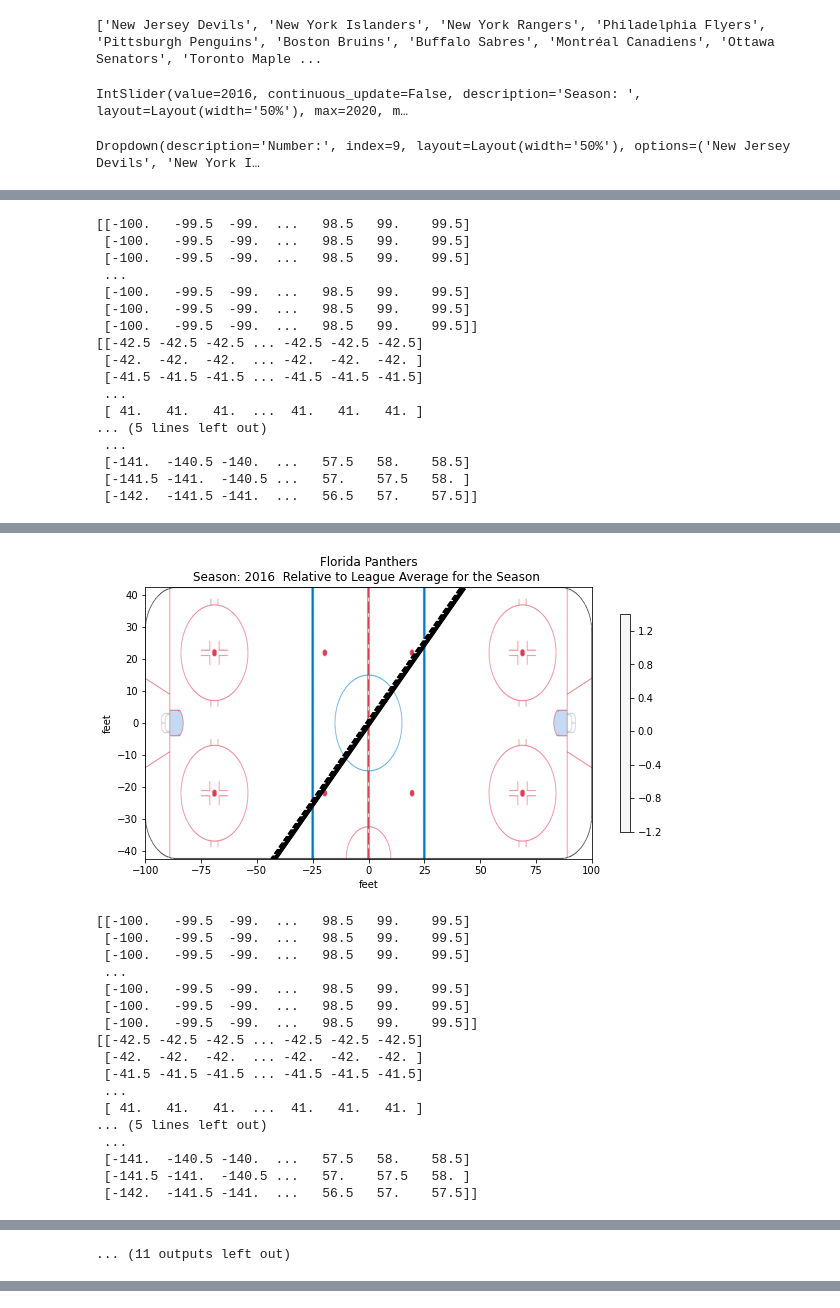
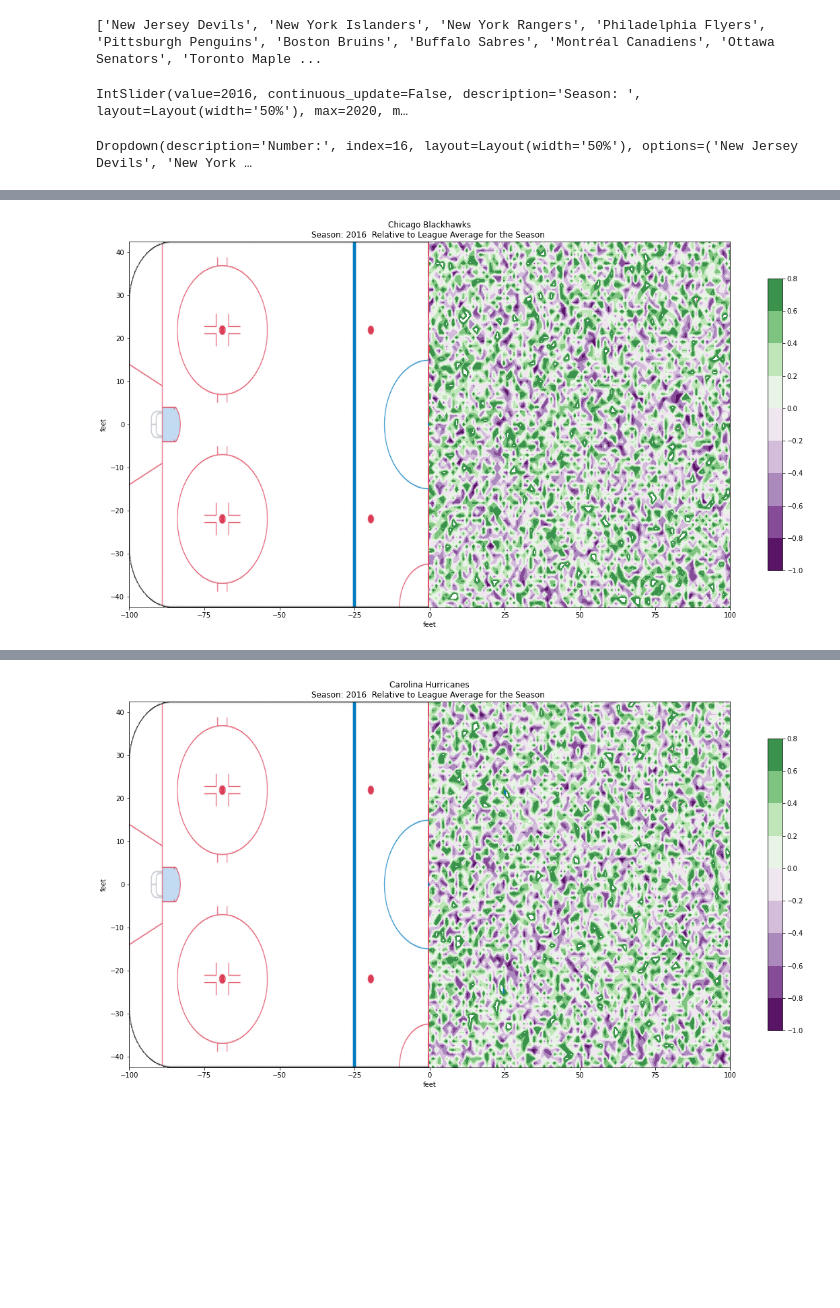
Before and after one commit to M0rph3e/ift6758-project-main, a Jupyter notebook: notebooks/advanced_visualization_gui.ipynb, the cells around one changed output, grey strips where cells are left out. Cells and saved outputs as stored; diff of their text form; code cells hidden in the pictures; blank space fills up the shorter version.

```diff
--- a/notebooks/advanced_visualization_gui.ipynb
+++ b/notebooks/advanced_visualization_gui.ipynb
@@ -62,7 +62,7 @@ def fig_shot_map(team, season):
 
     #create figure
     img = plt.imread(IMG_PATH)
-    fig, ax = plt.subplots(figsize=(10, 5))
+    fig, ax = plt.subplots(figsize=(20,10))
 
     #prep the ring and the axis of the ring
     plt.xlim(-100, 100)
@@ -75,31 +75,23 @@ def fig_shot_map(team, season):
 
     #get random data
     from random import randint
-    delta = 0.5
-    x= np.arange(-100, 100, delta)
-    y = np.arange(-42.5, 42.5, delta)
-    X, Y = np.meshgrid(x, y)
-    Z1 = np.exp(-X**2 - Y**2)
-    Z2 = np.exp(-(X - 1)**2 - (Y - 1)**2)
-    #Z = (Z1 - Z2) * 2
-    Z= X - Y
-    Z = Z.reshape((len(y), len(x)))
-    print(X)
-    print(Y)
-    print(Z)
+    #Z = np.random.rand(85,90)
+    Z = np.random.uniform(-1,1,(85,90))
+
 
     #create cmap
     norm = cm.colors.Normalize(vmax=abs(Z).max(), vmin=-abs(Z).max())
     cmap = cm.PRGn
 
     #draw the contour maps
-    levels = np.arange(-1.2, 1.6, 0.2)
+    levels = np.arange(-1, 1, 0.2)
 
-    CS1 = ax.contourf(X, Y, Z, levels, norm=norm,
+    CS1 = ax.contourf(Z, levels, norm=norm,
                    cmap=cm.get_cmap(cmap, len(levels) - 1),
-                   extent=[-100, 100, -42.5, 42.5],
+                   extent=[0, 100, -42.5, 42.5],
                     linewidths=2
                   )
+
 # It is not necessary, but for the colormap, we need only the
 # number of levels minus 1.  To avoid discretization error, use
 # either this number or a large number such as the default (256).
@@ -109,7 +101,7 @@ def fig_shot_map(team, season):
 # of the polygons in the collections returned by contourf.
 # Use levels output from previous call to guarantee they are the same.
 
-    CS2 = ax.contour(X, Y, Z, CS1.levels, colors='k')
+    #CS2 = ax.contour(Z, CS1.levels, colors='k', extent=[0, 100, -42.5, 42.5])
 
     # make the color bar for the contour lines
     CB = fig.colorbar(CS1, shrink=0.8)
@@ -117,6 +109,6 @@ def fig_shot_map(team, season):
 #     l, b, w, h = ax.get_position().bounds
 #     ll, bb, ww, hh = CB.ax.get_position().bounds
 #     CB.ax.set_position([ll, b + 0.1*h, ww, h*0.8])
-
+    #fig.tight_layout()
     #show it
     plt.show()
@@ -134,5 +115,4 @@ def fig_shot_map(team, season):
 # %%
-#display both widgets
 display(season_selector, team_selector)
 
 #init season as 2016
@@ -145,17 +125,21 @@ def update_season(change):
 
 season_selector.observe(update_season, 'value')
 
-#init team
-team = "New Jersey Devils"
 
 output = Output()
 display(output)
 
+#init team
+team = "New Jersey Devils"
+
 #LINK team to widget
 def update_team(change):
 
+    output.clear_output()
+
     #update team
     global team
+    global season
     team = change['new']
 
     fig_shot_map(team, season)
@@ -163,5 +147,5 @@ def update_team(change):
 team_selector.observe(update_team, 'value')
 # %% [output]
 IntSlider(value=2016, continuous_update=False, description='Season: ', layout=Layout(width='50%'), max=2020, m…
-Dropdown(description='Number:', index=9, layout=Layout(width='50%'), options=('New Jersey Devils', 'New York I…
+Dropdown(description='Number:', index=16, layout=Layout(width='50%'), options=('New Jersey Devils', 'New York …
 [interactive output not drawn]
@@ -186,17 +152,0 @@ Dropdown(description='Number:', index=9, layout=Layout(width='50%'), options=('N
-[[-100.   -99.5  -99.  ...   98.5   99.    99.5]
- [-100.   -99.5  -99.  ...   98.5   99.    99.5]
- [-100.   -99.5  -99.  ...   98.5   99.    99.5]
- ...
- [-100.   -99.5  -99.  ...   98.5   99.    99.5]
- [-100.   -99.5  -99.  ...   98.5   99.    99.5]
- [-100.   -99.5  -99.  ...   98.5   99.    99.5]]
-[[-42.5 -42.5 -42.5 ... -42.5 -42.5 -42.5]
- [-42.  -42.  -42.  ... -42.  -42.  -42. ]
- [-41.5 -41.5 -41.5 ... -41.5 -41.5 -41.5]
- ...
- [ 41.   41.   41.  ...  41.   41.   41. ]
-... (5 lines left out)
- ...
- [-141.  -140.5 -140.  ...   57.5   58.    58.5]
- [-141.5 -141.  -140.5 ...   57.    57.5   58. ]
- [-142.  -141.5 -141.  ...   56.5   57.    57.5]]
@@ -203,18 +154 @@ Dropdown(description='Number:', index=9, layout=Layout(width='50%'), options=('N
-[figure, old version]
+[figure, new version]
-[[-100.   -99.5  -99.  ...   98.5   99.    99.5]
- [-100.   -99.5  -99.  ...   98.5   99.    99.5]
- [-100.   -99.5  -99.  ...   98.5   99.    99.5]
- ...
- [-100.   -99.5  -99.  ...   98.5   99.    99.5]
- [-100.   -99.5  -99.  ...   98.5   99.    99.5]
- [-100.   -99.5  -99.  ...   98.5   99.    99.5]]
-[[-42.5 -42.5 -42.5 ... -42.5 -42.5 -42.5]
- [-42.  -42.  -42.  ... -42.  -42.  -42. ]
- [-41.5 -41.5 -41.5 ... -41.5 -41.5 -41.5]
- ...
- [ 41.   41.   41.  ...  41.   41.   41. ]
-... (5 lines left out)
- ...
- [-141.  -140.5 -140.  ...   57.5   58.    58.5]
- [-141.5 -141.  -140.5 ...   57.    57.5   58. ]
- [-142.  -141.5 -141.  ...   56.5   57.    57.5]]
@@ -257 +156,0 @@ Dropdown(description='Number:', index=9, layout=Layout(width='50%'), options=('N
-... (11 outputs left out)
@@ -257,0 +158 @@ Dropdown(description='Number:', index=9, layout=Layout(width='50%'), options=('N
+[figure, added]
```
Also changed, not shown: parts of 4 cells of this notebook.
